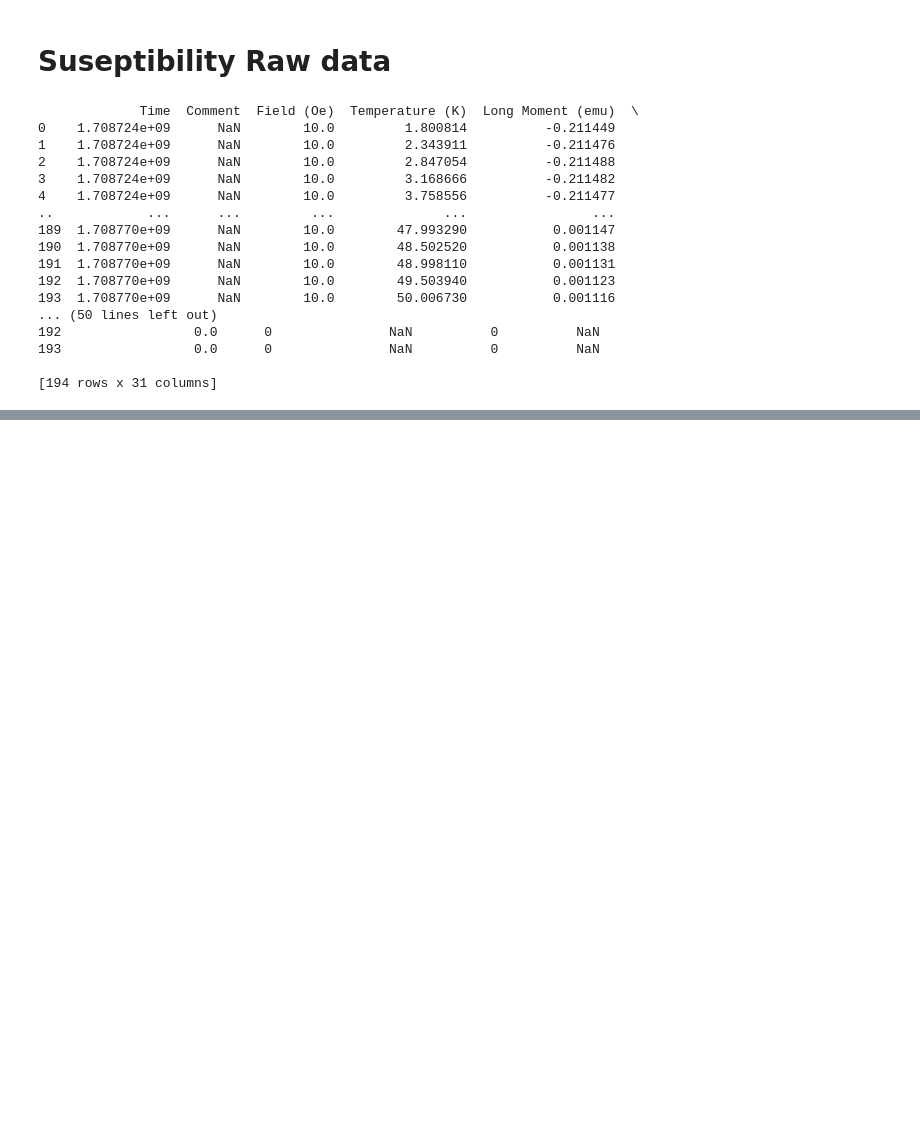
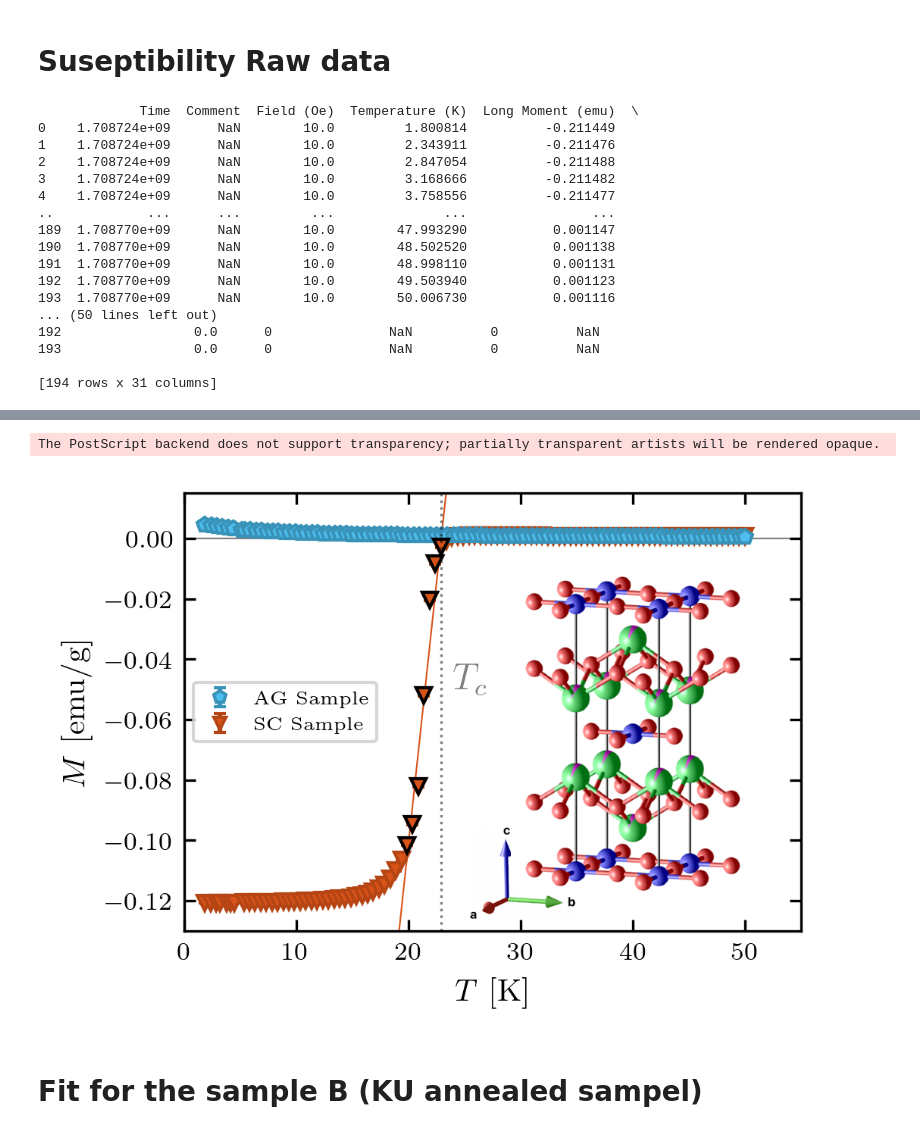
Before and after one commit to NBI-Magnetism-Group/NCCO_Analysis_Code_2026, a Jupyter notebook: SQUID_analysis.ipynb, the cells around one changed output, grey strips where cells are left out. Cells and saved outputs as stored; diff of their text form; code cells hidden in the pictures; blank space fills up the shorter version.

```diff
--- a/SQUID_analysis.ipynb
+++ b/SQUID_analysis.ipynb
@@ -135,0 +190,71 @@ fig.suptitle("Temperature vs Magnetic Moment for Different Samples", fontsize=14
+# %%
+import matplotlib.pyplot as plt
+from matplotlib.offsetbox import OffsetImage, AnnotationBbox
+from PIL import Image
+
+# Create the main figure
+plt.figure()
+# Long Scan Std Dev
+# Plotting the data
+plt.errorbar(ag_sus_T, ag_sus_M, yerr=ag_sus_M_err, label='AG Sample', marker='p', markersize=5, linestyle='none', zorder=3, color='#4dbeee', ecolor='#3992b8', mew=1, markeredgecolor='#3992b8')
+plt.errorbar(sc_sus_T, sc_sus_M, yerr=sc_sus_M_err, label='SC Sample', marker='v', markersize=5, linestyle='none', color='#d95319', ecolor='#b54514', mew=1, markeredgecolor='#b54514')
+
+
+plt.plot(sc_sus_T[L:U], sc_sus_M[L:U], 'v', markersize=5, zorder=4, color='#d95319', mew=1, markeredgecolor='k')
+plt.plot(x_range_lin, slope(x_range_lin, *trans.values), '-', color='#D95319', linewidth=0.5)
+plt.plot(np.ones(100)*zero_x, np.linspace(-0.13,0.015,100),  linestyle='dotted', color='k', alpha=0.5,linewidth=0.8, zorder=8)
+plt.plot(np.linspace(-2,55,100), np.zeros(100),  '-', color='k', linewidth=0.5, alpha=0.5, zorder=2)
+plt.text(24, -0.05, '$T_c$', fontsize=12, color='k', alpha=0.5)
+
+# Labels and legend
+plt.xlabel('$T$ [K]')
+plt.ylabel('$M$ [emu/g]')
+plt.legend(loc='center left',fontsize=6, markerscale=0.8)
+
+img_path2 = "Figures_png/akser2.png"  # Replace with your EPS file path
+img2 = Image.open(img_path2)           # Load the EPS file
+img2.thumbnail((350, 350))            # Adjust the size if necessary       # Load the EPS file
+
+crop_box2 = (3, 6, 500, 300)
+cropped_img2 = img2.crop(crop_box2)
+
+# Resize the cropped image if necessary
+cropped_img2.thumbnail((500, 300))
+
+# Insert the cropped image as an inset
+imagebox2 = OffsetImage(cropped_img2, zoom=0.1)  # Adjust zoom level as needed
+ab2 = AnnotationBbox(imagebox2, (0.59, 0.13),  # (x, y) position in axes fraction
+                    xycoords='axes fraction', frameon=False)
+plt.gca().add_artist(ab2)  # Add the inset to the current axis
+
+
+# Load the EPS file
+img_path = "Figures_png/NCCO_crystal3.png"  # Replace with your EPS file path
+img = Image.open(img_path)           # Load the EPS file
+img.thumbnail((550, 550))
+
+# Define the crop box (left, upper, right, lower) in pixels
+# Adjust these coordinates to fit the part of the image you want to crop
+crop_box = (150, 0, 550, 510)
+cropped_img = img.crop(crop_box)
+
+# Resize the cropped image if necessary
+cropped_img.thumbnail((500, 500))  # Adjust the size as needed
+
+# Insert the cropped image as an inset
+imagebox = OffsetImage(cropped_img, zoom=0.2)  # Adjust zoom level as needed
+ab = AnnotationBbox(imagebox, (0.73, 0.45),  # (x, y) position in axes fraction
+                    xycoords='axes fraction', frameon=False)
+plt.gca().add_artist(ab)  # Add the inset to the current axis
+
+
+plt.ylim(-0.13,0.015)
+plt.xlim(0,55)
+
+plt.savefig('Figures_png/SQUID/SQUID_data.png', format='png', bbox_inches='tight')
+plt.savefig('Figures_eps/SQUID/SQUID_data.eps', format='eps', bbox_inches='tight')
+# %% [output]
+The PostScript backend does not support transparency; partially transparent artists will be rendered opaque.
+[figure, added]
+# %% [markdown]
+# Fit for the sample B (KU annealed sampel)
```
Also changed, not shown: parts of 16 cells of this notebook, 8 other files.
